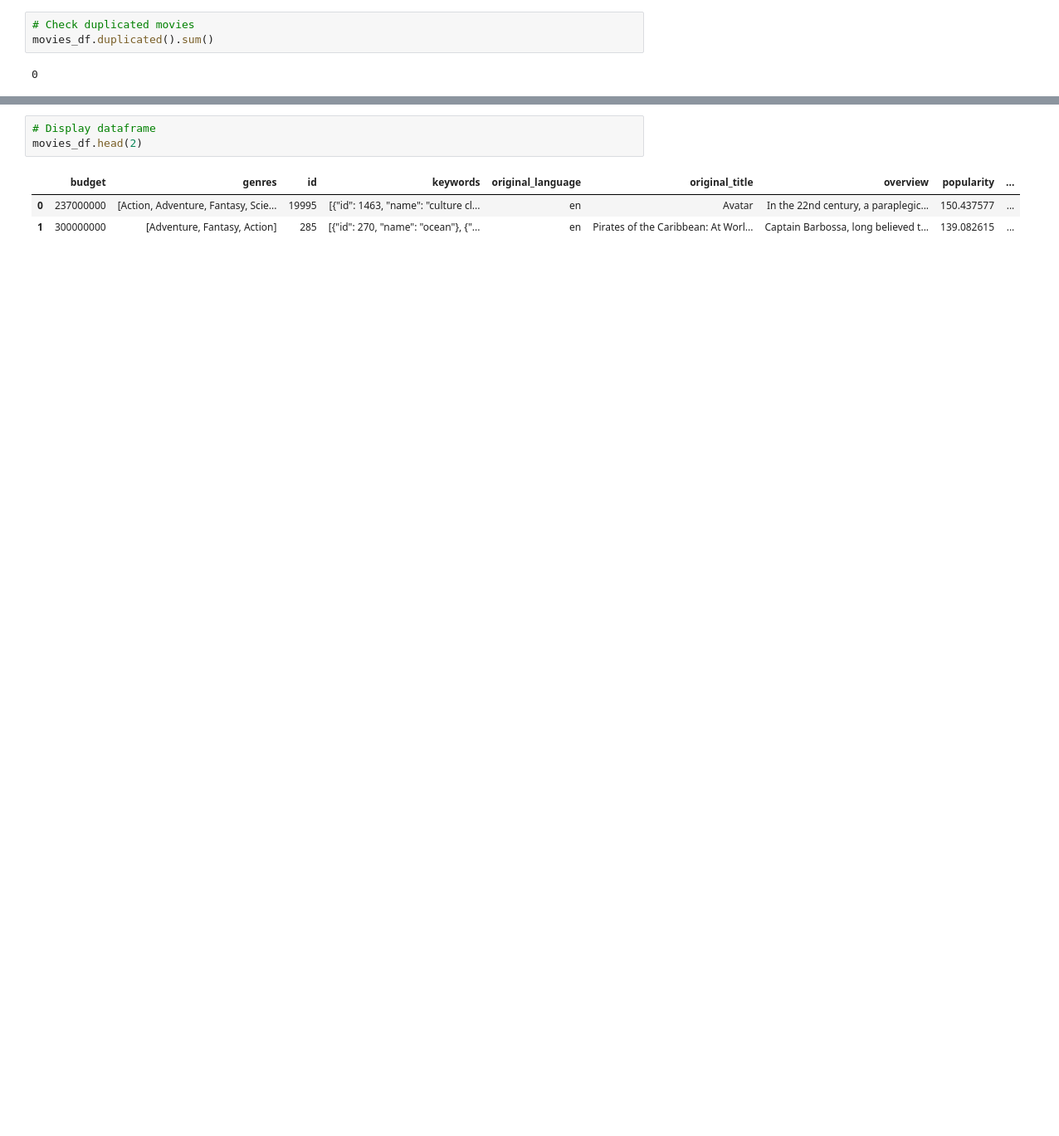
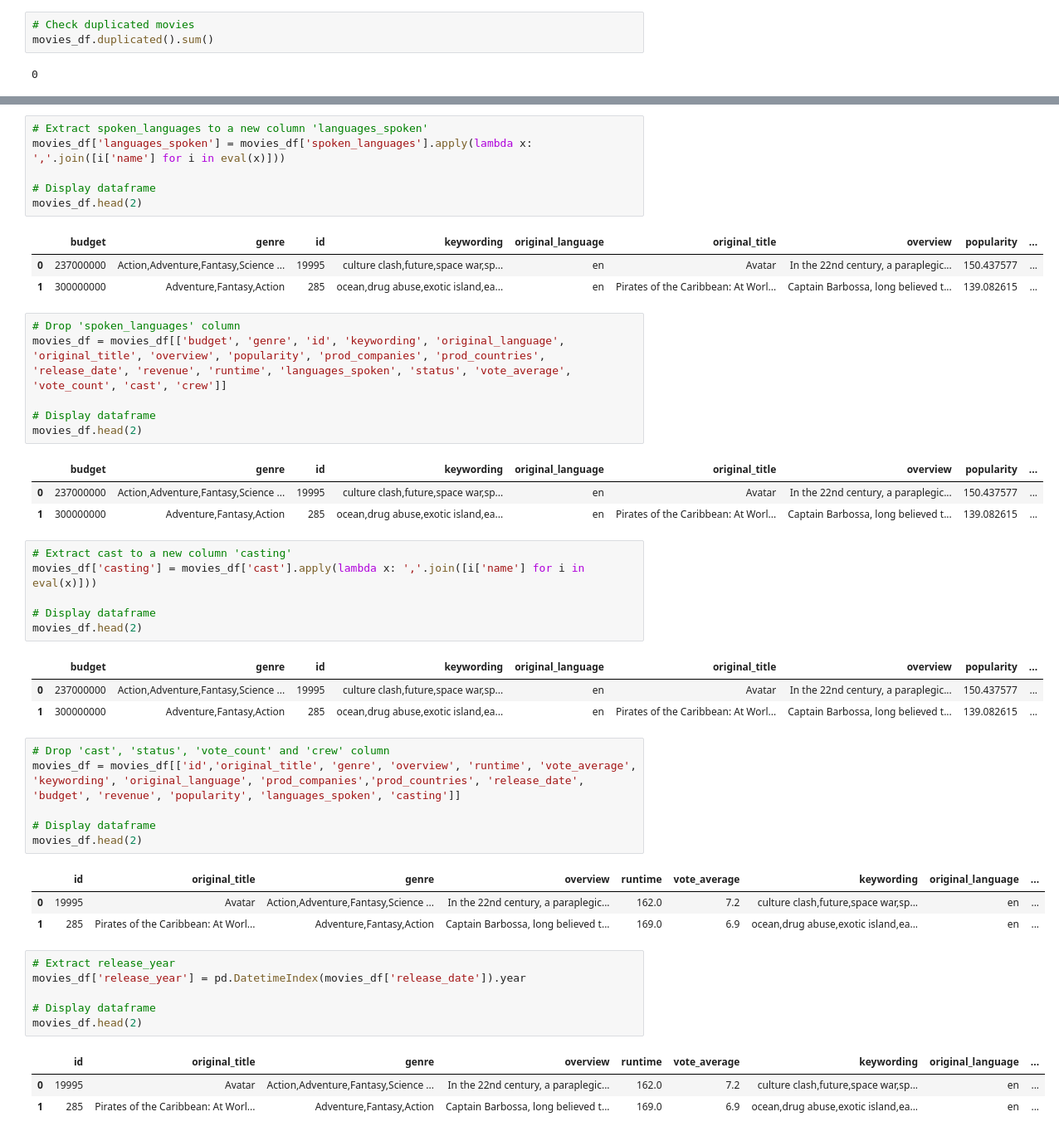
Before and after one commit to CarmenK2/Movie_Pick, a Jupyter notebook: ETL.ipynb, the cells around one changed output, grey strips where cells are left out. Shown at 83% size. Cells and saved outputs as stored; diff of their text form; blank space fills up the shorter version.

Commit message:
cleaned movies dataframe

```diff
--- a/ETL.ipynb
+++ b/ETL.ipynb
@@ -183,7 +249,50 @@ Name: genres, Length: 4805, dtype: object
+# %%
+# Extract spoken_languages to a new column 'languages_spoken'
+movies_df['languages_spoken'] = movies_df['spoken_languages'].apply(lambda x: ','.join([i['name'] for i in eval(x)]))
+
+# Display dataframe
+movies_df.head(2)
+# %% [output]
+|  | budget | genre | id | keywording | original_language | original_title | overview | popularity | ... |
+| 0 | 237000000 | Action,Adventure,Fantasy,Science ... | 19995 | culture clash,future,space war,sp... | en | Avatar | In the 22nd century, a paraplegic... | 150.437577 | ... |
+| 1 | 300000000 | Adventure,Fantasy,Action | 285 | ocean,drug abuse,exotic island,ea... | en | Pirates of the Caribbean: At Worl... | Captain Barbossa, long believed t... | 139.082615 | ... |
+# %%
+# Drop 'spoken_languages' column
+movies_df = movies_df[['budget', 'genre', 'id', 'keywording', 'original_language', 'original_title', 'overview', 'popularity', 'prod_companies', 'prod_countries', 'release_date', 'revenue', 'runtime', 'languages_spoken', 'status', 'vote_average', 'vote_count', 'cast', 'crew']]
+
+# Display dataframe
+movies_df.head(2)
+# %% [output]
+|  | budget | genre | id | keywording | original_language | original_title | overview | popularity | ... |
+| 0 | 237000000 | Action,Adventure,Fantasy,Science ... | 19995 | culture clash,future,space war,sp... | en | Avatar | In the 22nd century, a paraplegic... | 150.437577 | ... |
+| 1 | 300000000 | Adventure,Fantasy,Action | 285 | ocean,drug abuse,exotic island,ea... | en | Pirates of the Caribbean: At Worl... | Captain Barbossa, long believed t... | 139.082615 | ... |
+# %%
+# Extract cast to a new column 'casting'
+movies_df['casting'] = movies_df['cast'].apply(lambda x: ','.join([i['name'] for i in eval(x)]))
+
+# Display dataframe
+movies_df.head(2)
+# %% [output]
+|  | budget | genre | id | keywording | original_language | original_title | overview | popularity | ... |
+| 0 | 237000000 | Action,Adventure,Fantasy,Science ... | 19995 | culture clash,future,space war,sp... | en | Avatar | In the 22nd century, a paraplegic... | 150.437577 | ... |
+| 1 | 300000000 | Adventure,Fantasy,Action | 285 | ocean,drug abuse,exotic island,ea... | en | Pirates of the Caribbean: At Worl... | Captain Barbossa, long believed t... | 139.082615 | ... |
+# %%
+# Drop 'cast', 'status', 'vote_count' and 'crew' column
+movies_df = movies_df[['id','original_title', 'genre', 'overview', 'runtime', 'vote_average', 'keywording', 'original_language', 'prod_companies','prod_countries', 'release_date', 'budget', 'revenue', 'popularity', 'languages_spoken', 'casting']]
+
+# Display dataframe
+movies_df.head(2)
+# %% [output]
+|  | id | original_title | genre | overview | runtime | vote_average | keywording | original_language | ... |
+| 0 | 19995 | Avatar | Action,Adventure,Fantasy,Science ... | In the 22nd century, a paraplegic... | 162.0 | 7.2 | culture clash,future,space war,sp... | en | ... |
+| 1 | 285 | Pirates of the Caribbean: At Worl... | Adventure,Fantasy,Action | Captain Barbossa, long believed t... | 169.0 | 6.9 | ocean,drug abuse,exotic island,ea... | en | ... |
 # %%
+# Extract release_year
+movies_df['release_year'] = pd.DatetimeIndex(movies_df['release_date']).year
+
 # Display dataframe
 movies_df.head(2)
 # %% [output]
-|  | budget | genres | id | keywords | original_language | original_title | overview | popularity | ... |
-| 0 | 237000000 | [Action, Adventure, Fantasy, Scie... | 19995 | [{"id": 1463, "name": "culture cl... | en | Avatar | In the 22nd century, a paraplegic... | 150.437577 | ... |
-| 1 | 300000000 | [Adventure, Fantasy, Action] | 285 | [{"id": 270, "name": "ocean"}, {"... | en | Pirates of the Caribbean: At Worl... | Captain Barbossa, long believed t... | 139.082615 | ... |
+|  | id | original_title | genre | overview | runtime | vote_average | keywording | original_language | ... |
+| 0 | 19995 | Avatar | Action,Adventure,Fantasy,Science ... | In the 22nd century, a paraplegic... | 162.0 | 7.2 | culture clash,future,space war,sp... | en | ... |
+| 1 | 285 | Pirates of the Caribbean: At Worl... | Adventure,Fantasy,Action | Captain Barbossa, long believed t... | 169.0 | 6.9 | ocean,drug abuse,exotic island,ea... | en | ... |
```
Also changed, not shown: parts of 21 cells of this notebook, 1 other file.
